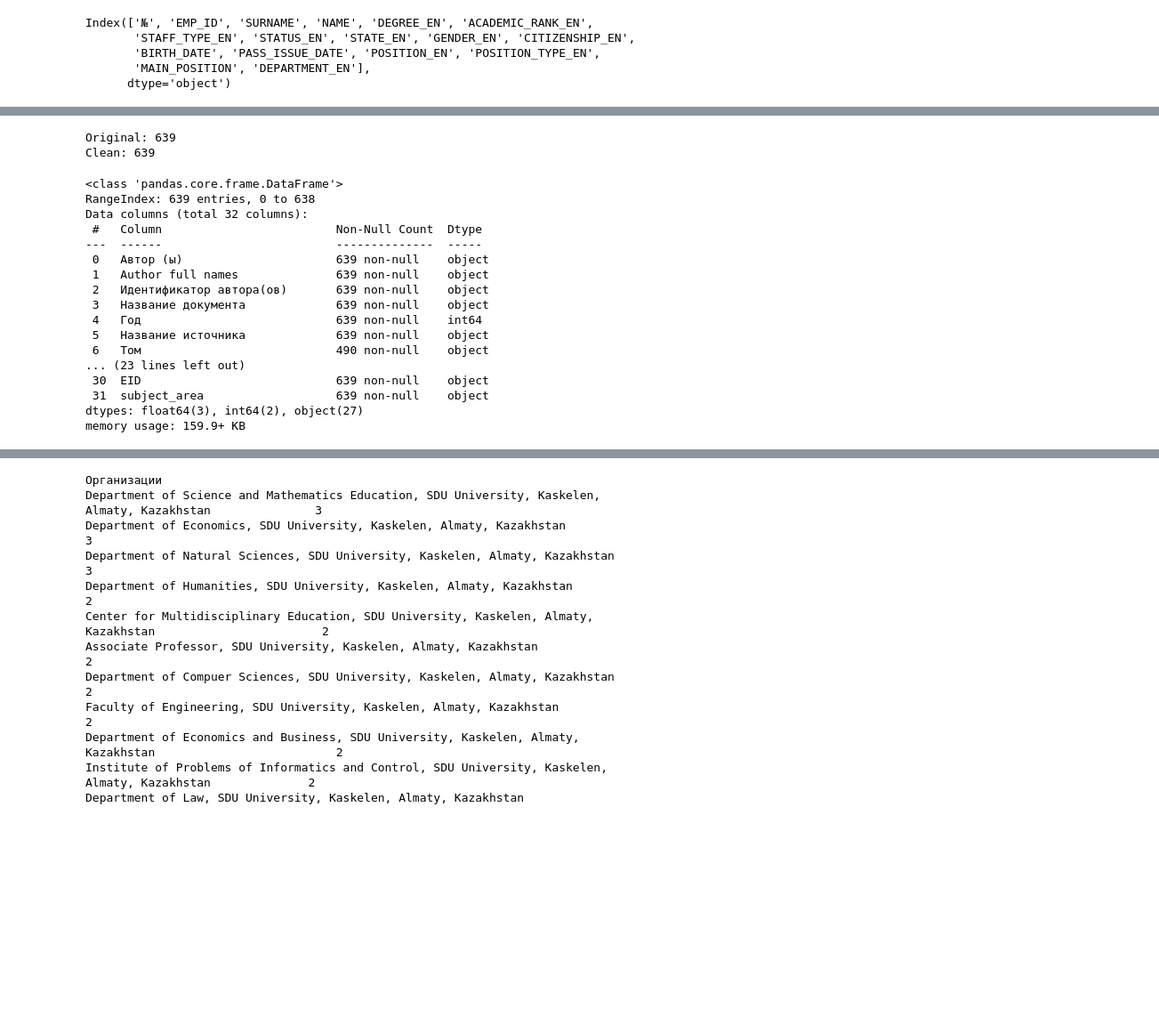
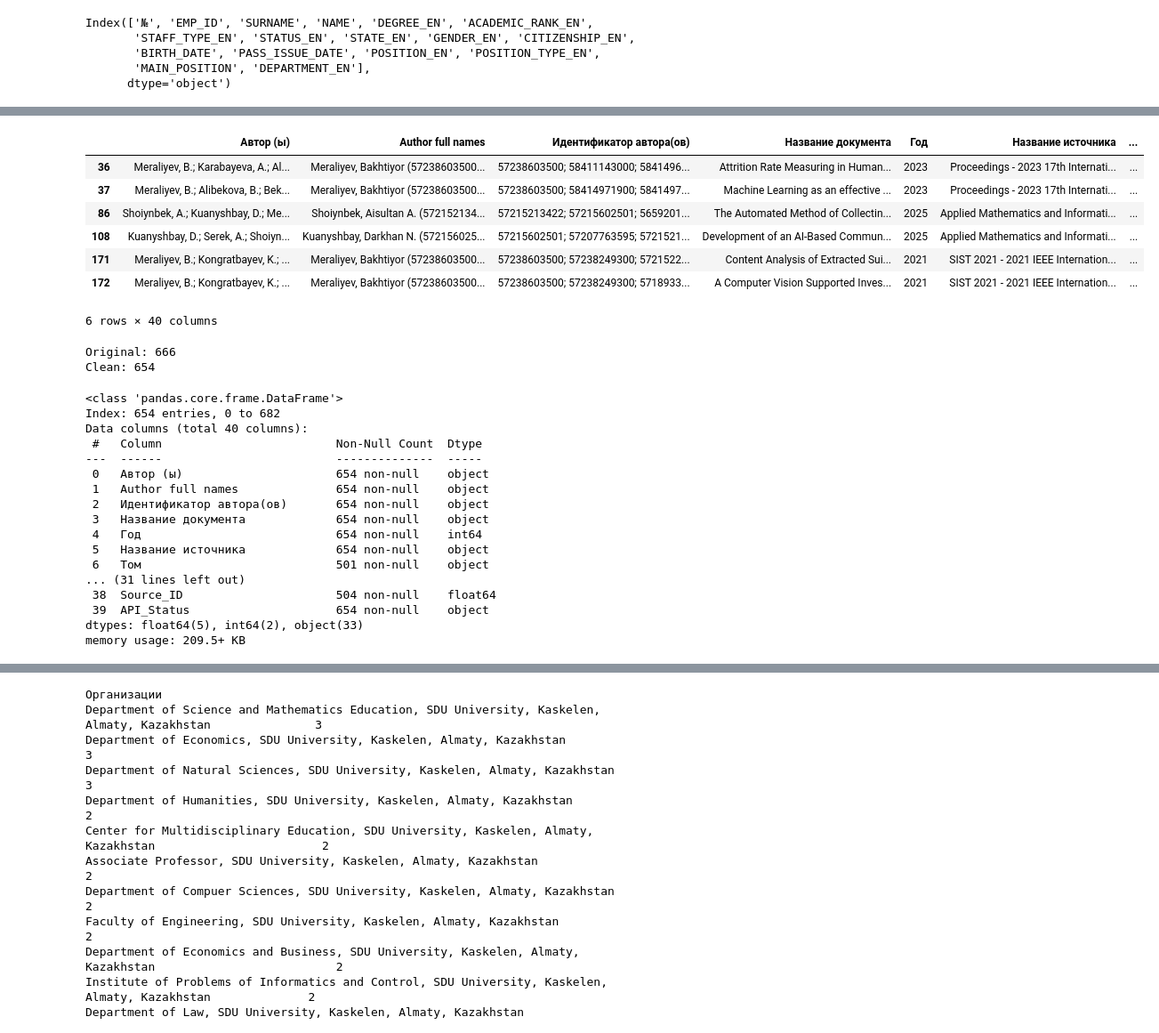
Before and after one commit to akbooo/scopus_sdu, a Jupyter notebook: Untitled-1.ipynb, the cells around one changed output, grey strips where cells are left out. Shown at 89% size. Drawn from its saved outputs; the diff is of its cells as text; code cells hidden in the pictures; blank space fills up the shorter version.

```diff
--- a/Untitled-1.ipynb
+++ b/Untitled-1.ipynb
@@ -126,8 +124,19 @@ Clean: 646
+# %%
+df_clean[df_clean['Author full names'].str.contains("Bakhtiyor", na=False)]
+# %% [output]
+|  | Автор (ы) | Author full names | Идентификатор автора(ов) | Название документа | Год | Название источника | ... |
+| 36 | Meraliyev, B.; Karabayeva, A.; Al... | Meraliyev, Bakhtiyor (57238603500... | 57238603500; 58411143000; 5841496... | Attrition Rate Measuring in Human... | 2023 | Proceedings - 2023 17th Internati... | ... |
+| 37 | Meraliyev, B.; Alibekova, B.; Bek... | Meraliyev, Bakhtiyor (57238603500... | 57238603500; 58414971900; 5841497... | Machine Learning as an effective ... | 2023 | Proceedings - 2023 17th Internati... | ... |
+| 86 | Shoiynbek, A.; Kuanyshbay, D.; Me... | Shoiynbek, Aisultan A. (572152134... | 57215213422; 57215602501; 5659201... | The Automated Method of Collectin... | 2025 | Applied Mathematics and Informati... | ... |
+| 108 | Kuanyshbay, D.; Serek, A.; Shoiyn... | Kuanyshbay, Darkhan N. (572156025... | 57215602501; 57207763595; 5721521... | Development of an AI-Based Commun... | 2025 | Applied Mathematics and Informati... | ... |
+| 171 | Meraliyev, B.; Kongratbayev, K.; ... | Meraliyev, Bakhtiyor (57238603500... | 57238603500; 57238249300; 5721522... | Content Analysis of Extracted Sui... | 2021 | SIST 2021 - 2021 IEEE Internation... | ... |
+| 172 | Meraliyev, B.; Kongratbayev, K.; ... | Meraliyev, Bakhtiyor (57238603500... | 57238603500; 57238249300; 5718933... | A Computer Vision Supported Inves... | 2021 | SIST 2021 - 2021 IEEE Internation... | ... |
+6 rows × 40 columns
 # %%
 df.to_csv("result1.csv", index=False)
 # %%
 import pandas as pd
-df = pd.read_csv("result.csv")
+df = df_clean
 
 departments = [
 "Water Institute, SDU University, Kaskelen, Almaty, Kazakhstan",
@@ -147,5 +156,5 @@ df_clean = df[~(mask_dept | mask_author)]
 print("Original:", len(df))
 print("Clean:", len(df_clean))
 # %% [output]
-Original: 639
-Clean: 639
+Original: 666
+Clean: 654
@@ -152,25 +163,25 @@ Clean: 639
 # %%
 df.drop(columns=["Квартиль_лучший", "Квартили_все", "Квартили_детально", "Предметные_области", "SJR", "ISSN", "Source_ID", "API_Status"], inplace=True)
 # %%
-df.info()
+df_clean.info()
 # %% [output]
 <class 'pandas.core.frame.DataFrame'>
-RangeIndex: 639 entries, 0 to 638
-Data columns (total 32 columns):
+Index: 654 entries, 0 to 682
+Data columns (total 40 columns):
  #   Column                         Non-Null Count  Dtype
 ---  ------                         --------------  -----
- 0   Автор (ы)                      639 non-null    object
- 1   Author full names              639 non-null    object
- 2   Идентификатор автора(ов)       639 non-null    object
- 3   Название документа             639 non-null    object
- 4   Год                            639 non-null    int64
- 5   Название источника             639 non-null    object
- 6   Том                            490 non-null    object
-... (23 lines left out)
- 30  EID                            639 non-null    object
- 31  subject_area                   639 non-null    object
-dtypes: float64(3), int64(2), object(27)
-memory usage: 159.9+ KB
+ 0   Автор (ы)                      654 non-null    object
+ 1   Author full names              654 non-null    object
+ 2   Идентификатор автора(ов)       654 non-null    object
+ 3   Название документа             654 non-null    object
+ 4   Год                            654 non-null    int64
+ 5   Название источника             654 non-null    object
+ 6   Том                            501 non-null    object
+... (31 lines left out)
+ 38  Source_ID                      504 non-null    float64
+ 39  API_Status                     654 non-null    object
+dtypes: float64(5), int64(2), object(33)
+memory usage: 209.5+ KB
 # %%
 df.columns
 # %% [output]
```
Also changed, not shown: parts of 9 cells of this notebook, 6 other files.
